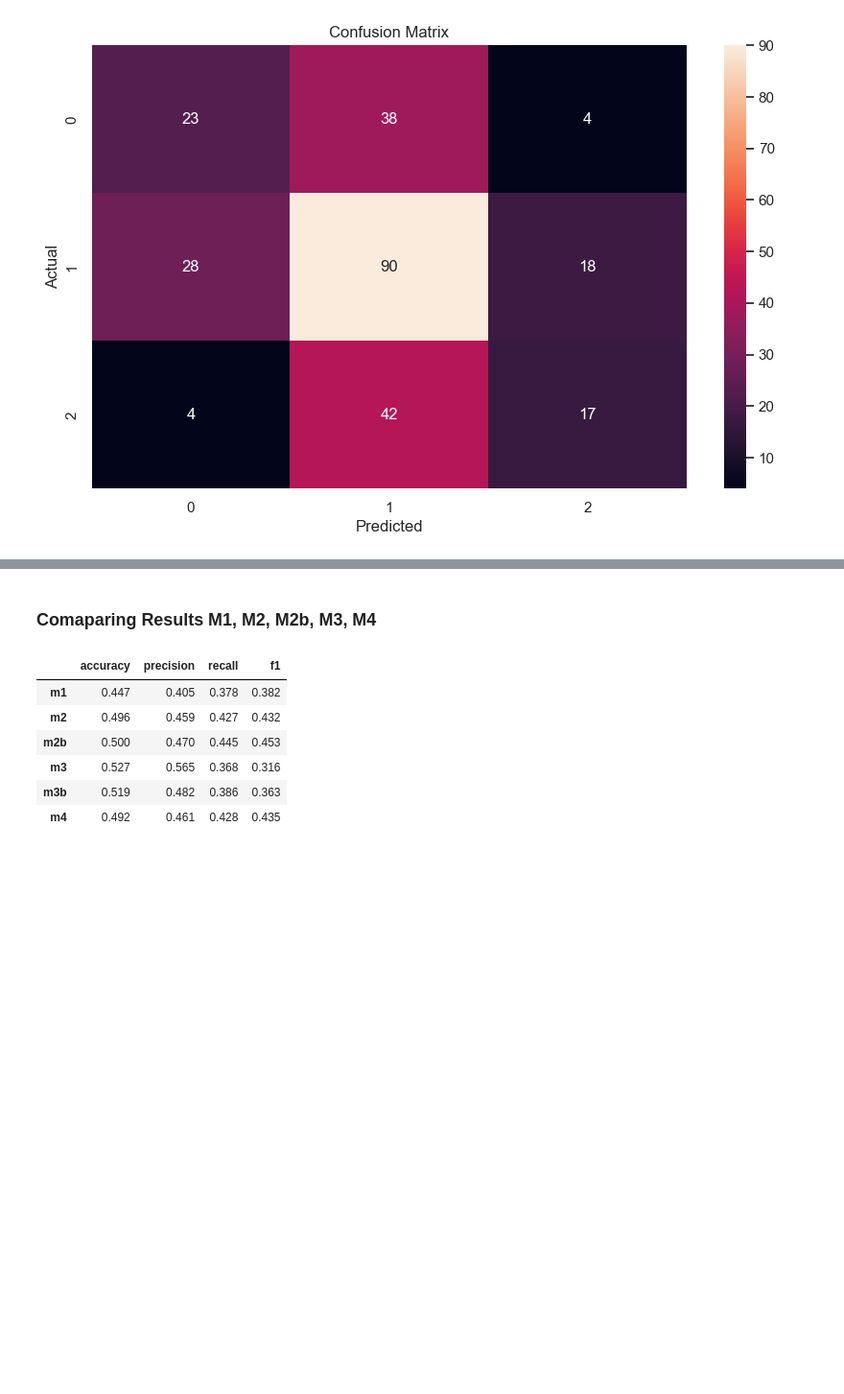
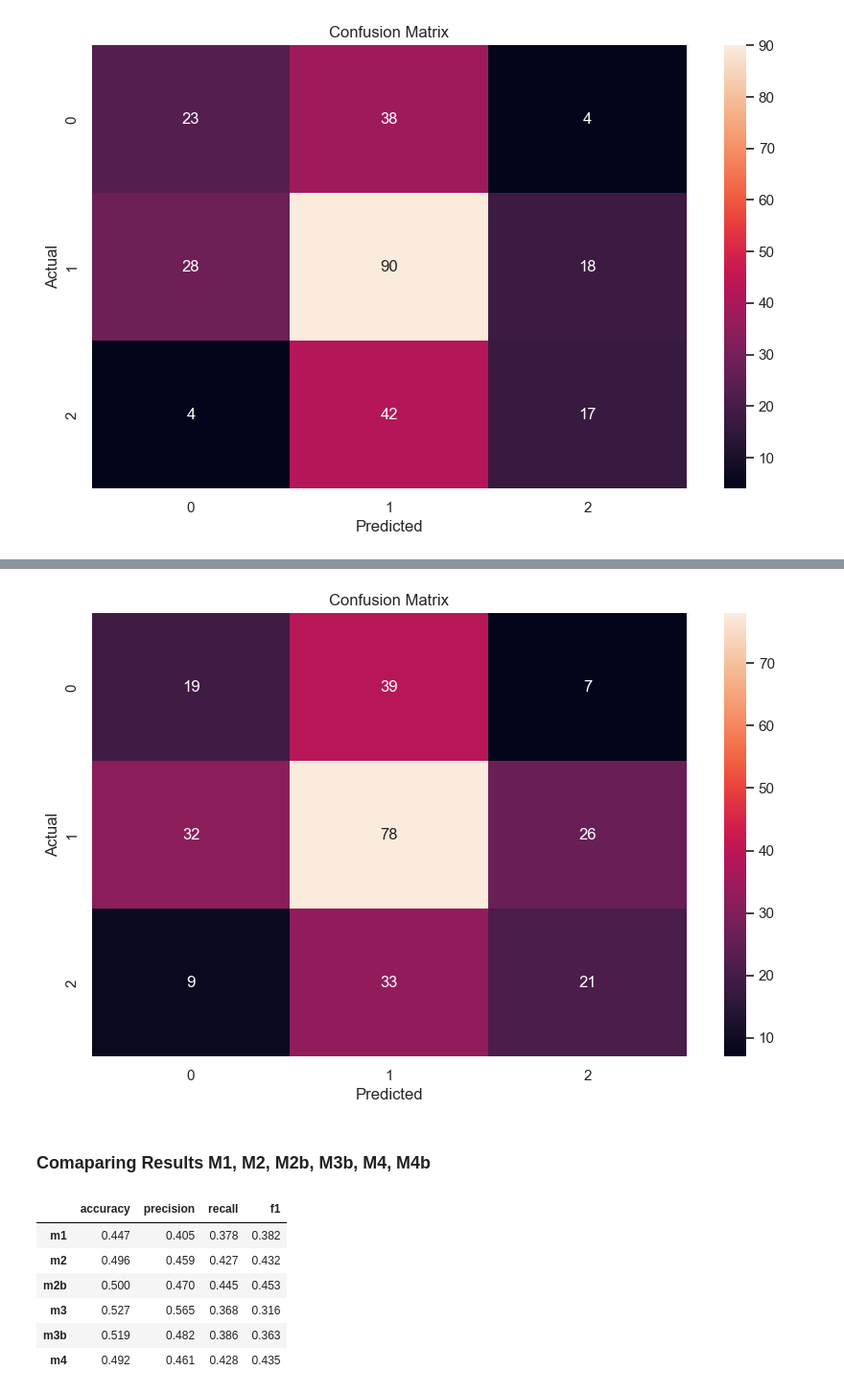
Before and after one commit to xeonkai/news_matching, a Jupyter notebook: traction-analytics/traction_analytics.ipynb, the cells around one changed output, grey strips where cells are left out. Shown at 96% size. Drawn from its saved outputs; the diff is of its cells as text; code cells hidden in the pictures; blank space fills up the shorter version.

Commit message:
update to model notebook

```diff
--- a/traction-analytics/traction_analytics.ipynb
+++ b/traction-analytics/traction_analytics.ipynb
@@ -1787,0 +1841,2 @@ plot_confusion_matrix(test_y_m4, pred_y_m4)
+# %%
+train_df_m4b, test_df_m4b = train_test_split(df_train_test_m4b, test_size=0.2, random_state=42, stratify=df_train_test_m4b['label'])
@@ -1787,0 +1911,22 @@ plot_confusion_matrix(test_y_m4, pred_y_m4)
+# %%
+from transformers import Trainer, TrainingArguments
+
+training_args = TrainingArguments(
+    output_dir="./logs/model_name",
+    logging_dir="./logs/runs",
+    overwrite_output_dir=True,
+    do_train=True,
+    per_device_train_batch_size=32,
+    num_train_epochs=5,
+    # evaluate_during_training=True,
+    logging_steps=25,
+)
+
+trainer_m4b = Trainer(
+  model=model_m4b,
+  args=training_args,
+  train_dataset=torch_dataset_m4b,
+  eval_dataset=test_dataset_m4b,
+)
+
+trainer_m4b.train()
@@ -1787,0 +1942,8 @@ plot_confusion_matrix(test_y_m4, pred_y_m4)
+# %%
+pred_y_m4b = trainer_m4b.predict(test_dataset_m4b)
+# %%
+test_y_m4b = test_df_m4b['label']
+pred_y_m4b = pred_y_m4b.predictions[0].argmax(axis=1)
+
+res_m4b = evaluate_predictions(test_y_m4b, pred_y_m4b)
+res_m4b
@@ -1788,5 +1956,9 @@ plot_confusion_matrix(test_y_m4, pred_y_m4)
+# %%
+plot_confusion_matrix(test_y_m4b, pred_y_m4b)
+# %% [output]
+[figure, added]
 # %% [markdown]
-### Comaparing Results M1, M2, M2b, M3, M4
+### Comaparing Results M1, M2, M2b, M3b, M4, M4b
 # %%
 # combine res_m1, res_m2, res_m3 into a dataframe
 
```
Also changed, not shown: parts of 14 cells of this notebook.
